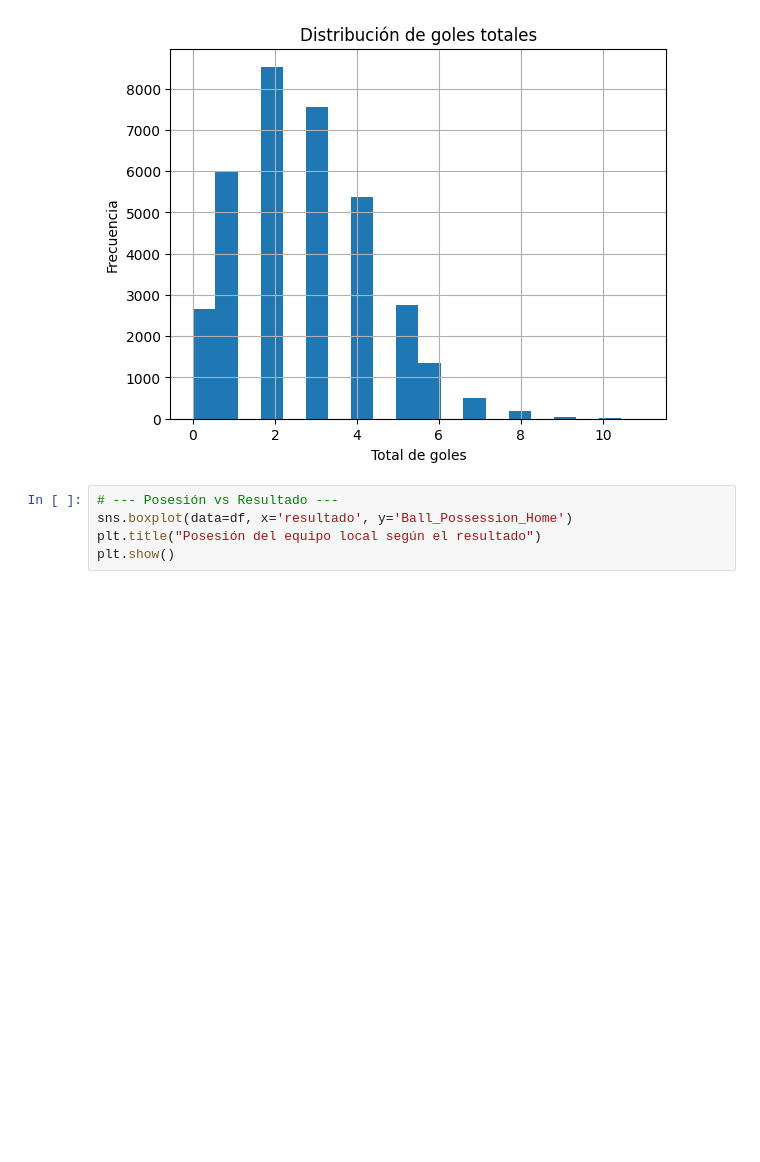
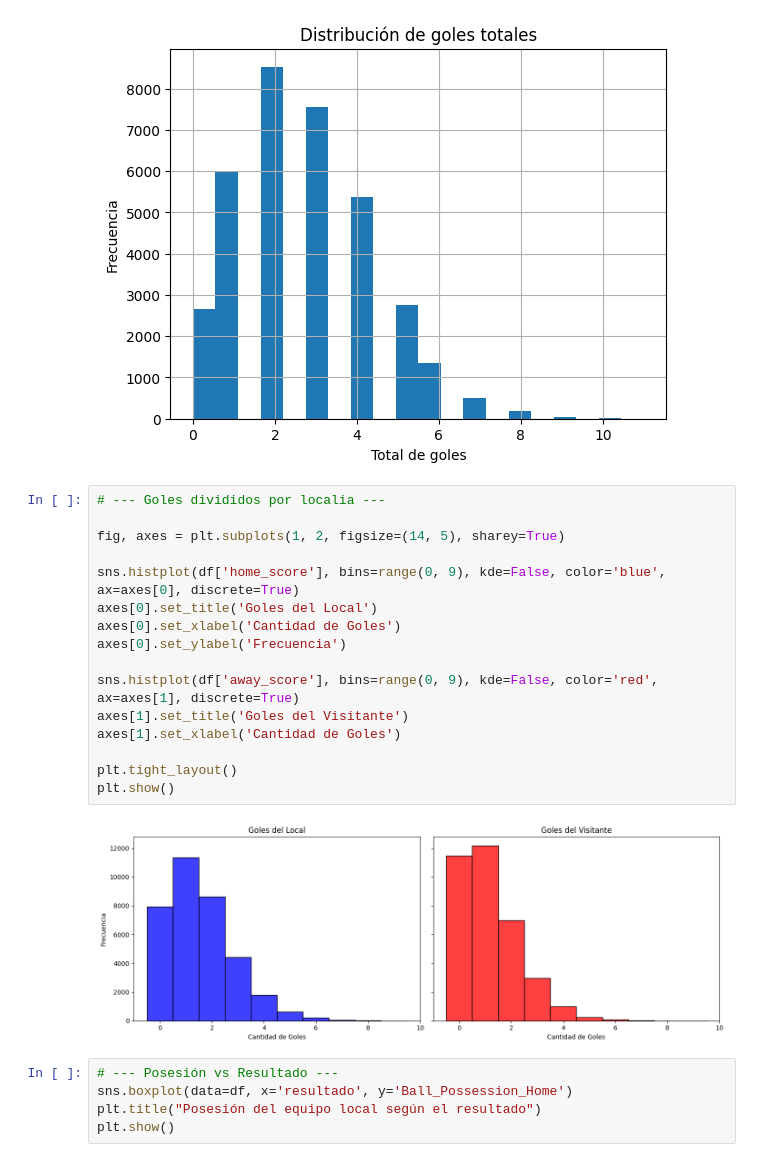
Before and after one commit to Fertxu10/Proyecto-Machine-Learning, a Jupyter notebook: src/Notebook/EDA_ML_Media_Temp.ipynb, the cells around one changed output. Drawn from its saved outputs; the diff is of its cells as text; blank space fills up the shorter version.

```diff
--- a/src/Notebook/EDA_ML_Media_Temp.ipynb
+++ b/src/Notebook/EDA_ML_Media_Temp.ipynb
@@ -97,6 +97,24 @@ plt.ylabel("Frecuencia")
 plt.show()
 # %% [output]
 [figure]
+# %%
+# --- Goles divididos por localia ---
+
+fig, axes = plt.subplots(1, 2, figsize=(14, 5), sharey=True)
+
+sns.histplot(df['home_score'], bins=range(0, 9), kde=False, color='blue', ax=axes[0], discrete=True)
+axes[0].set_title('Goles del Local')
+axes[0].set_xlabel('Cantidad de Goles')
+axes[0].set_ylabel('Frecuencia')
+
+sns.histplot(df['away_score'], bins=range(0, 9), kde=False, color='red', ax=axes[1], discrete=True)
+axes[1].set_title('Goles del Visitante')
+axes[1].set_xlabel('Cantidad de Goles')
+
+plt.tight_layout()
+plt.show()
+# %% [output]
+[figure, added]
 # %%
 # --- Posesión vs Resultado ---
 sns.boxplot(data=df, x='resultado', y='Ball_Possession_Home')
```
Also changed, not shown: 3 other files.
